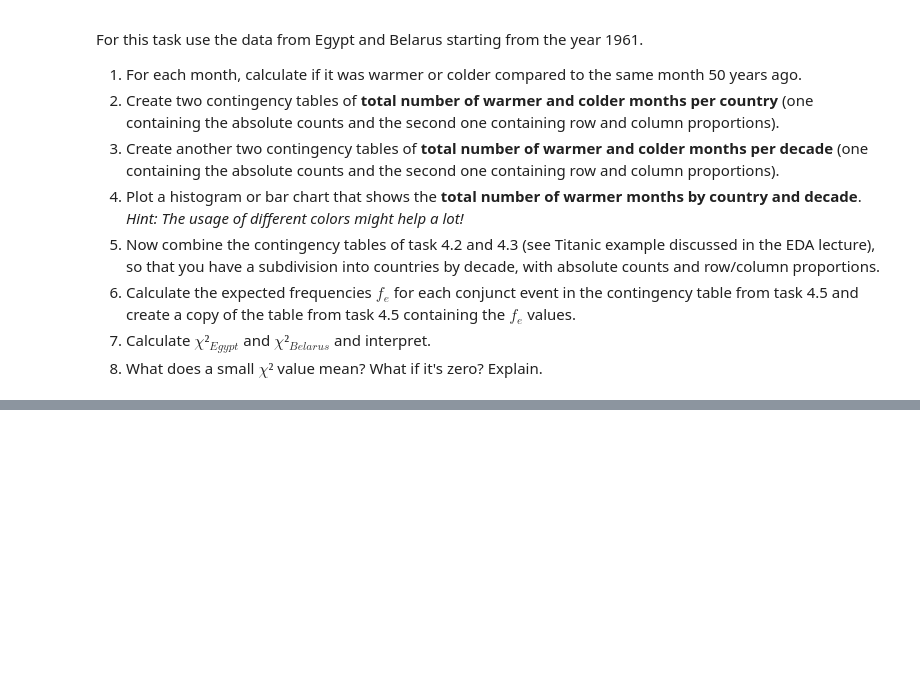
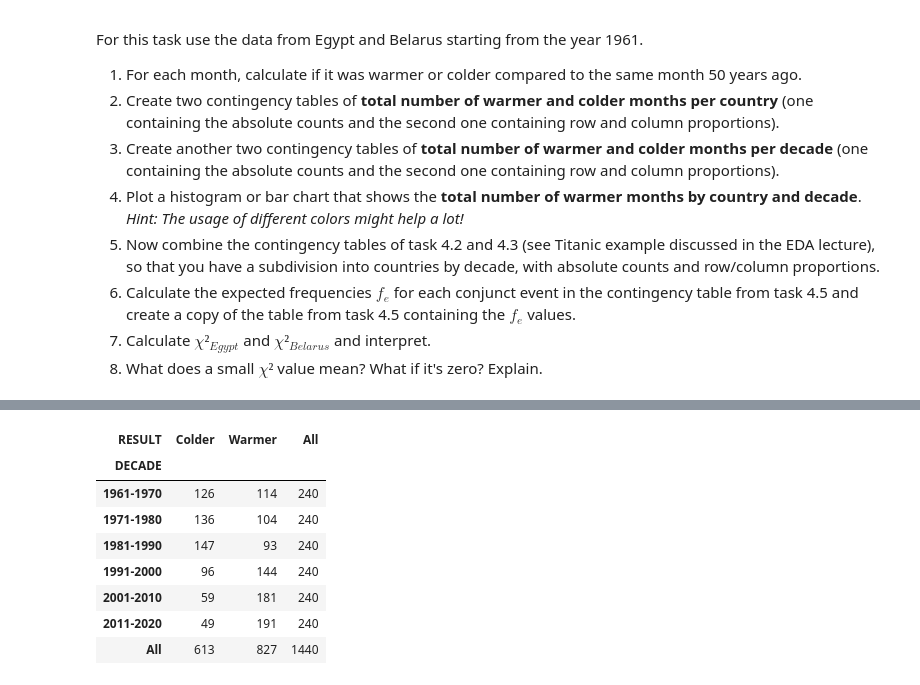
Before and after one commit to aronzek/UHH_research_methods, a Jupyter notebook: RM_A02_Group_E.ipynb, the cells around one changed output, grey strips where cells are left out. Cells and saved outputs as stored; diff of their text form; code cells hidden in the pictures; blank space fills up the shorter version.

```diff
--- a/RM_A02_Group_E.ipynb
+++ b/RM_A02_Group_E.ipynb
@@ -361,0 +329,13 @@ df1
+# %%
+#4.3
+pd.crosstab(final_data.DECADE,final_data.RESULT,margins=True)
+# %% [output]
+| RESULT | Colder | Warmer | All |
+| DECADE |  |  |  |
+| 1961-1970 | 126 | 114 | 240 |
+| 1971-1980 | 136 | 104 | 240 |
+| 1981-1990 | 147 | 93 | 240 |
+| 1991-2000 | 96 | 144 | 240 |
+| 2001-2010 | 59 | 181 | 240 |
+| 2011-2020 | 49 | 191 | 240 |
+| All | 613 | 827 | 1440 |
```
Also changed, not shown: parts of 23 cells of this notebook, 1 other file.
